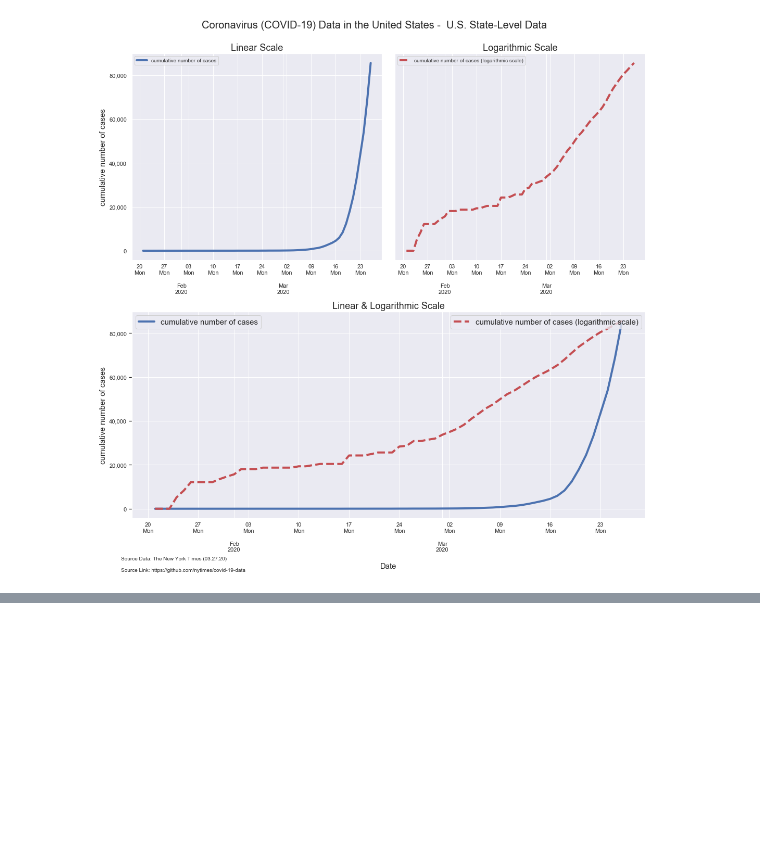
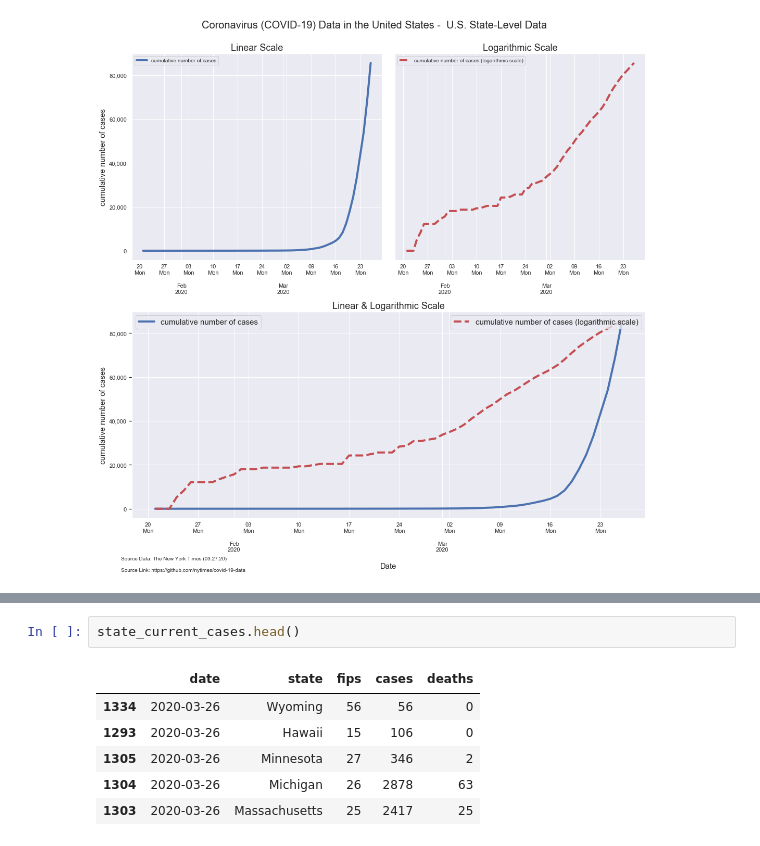
Before and after one commit to mebauer/covid-19-states, a Jupyter notebook: covid-19-data.ipynb, the cells around one changed output, grey strips where cells are left out. Drawn from its saved outputs; the diff is of its cells as text; blank space fills up the shorter version.

```diff
--- a/covid-19-data.ipynb
+++ b/covid-19-data.ipynb
@@ -340,0 +349,9 @@ plt.savefig('figures/nyt-covid-19-data-3subplots-032720')
+# %%
+state_current_cases.head()
+# %% [output]
+|  | date | state | fips | cases | deaths |
+| 1334 | 2020-03-26 | Wyoming | 56 | 56 | 0 |
+| 1293 | 2020-03-26 | Hawaii | 15 | 106 | 0 |
+| 1305 | 2020-03-26 | Minnesota | 27 | 346 | 2 |
+| 1304 | 2020-03-26 | Michigan | 26 | 2878 | 63 |
+| 1303 | 2020-03-26 | Massachusetts | 25 | 2417 | 25 |
```
Also changed, not shown: parts of 10 cells of this notebook, 5 other files.
